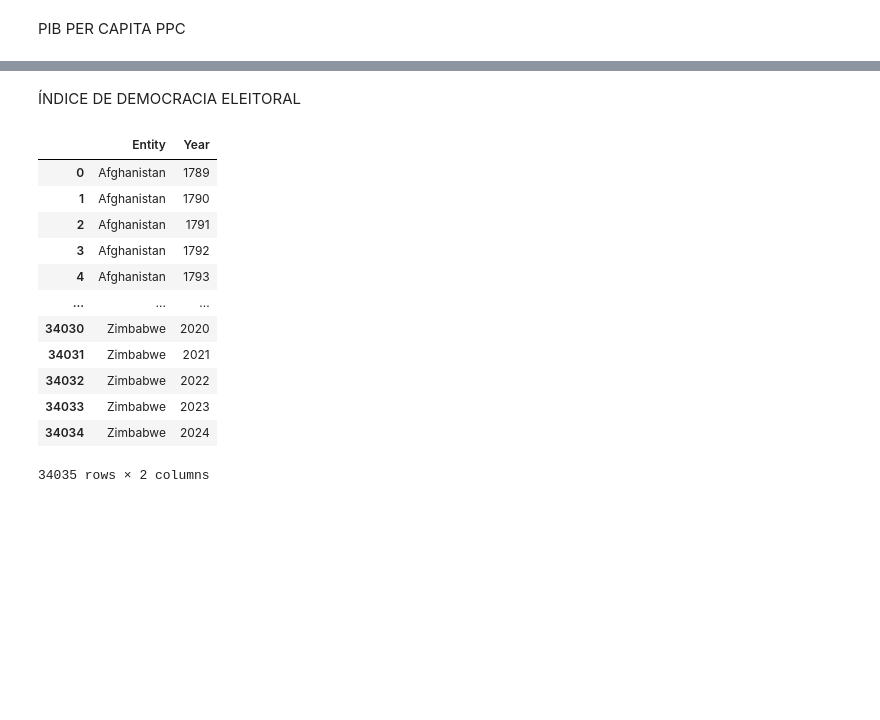
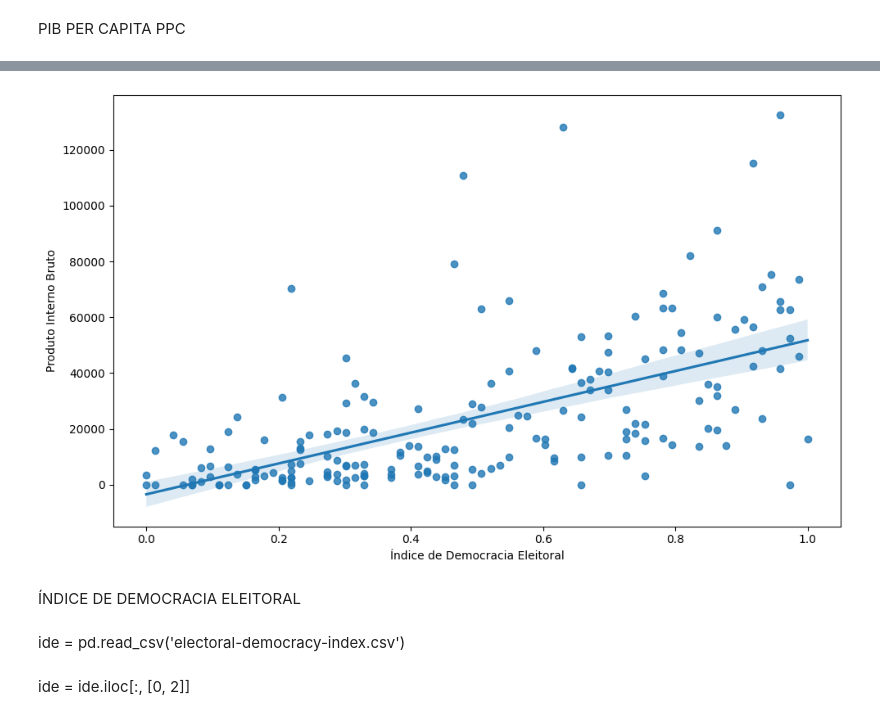
Before and after one commit to LazaroDamasceno/Dissertacao-Mestrado, a Jupyter notebook: eda/correlacao/correlacao_egdi_indicedemocracia.ipynb, the cells around one changed output, grey strips where cells are left out. Drawn from its saved outputs; the diff is of its cells as text; code cells hidden in the pictures; blank space fills up the shorter version.

```diff
--- a/eda/correlacao/correlacao_egdi_indicedemocracia.ipynb
+++ b/eda/correlacao/correlacao_egdi_indicedemocracia.ipynb
@@ -34,2 +69,17 @@ pib = pib.melt(
+# %%
+df_epart_ide = epart.copy()
+# %%
+df_epart_ide['Produto Interno Bruto'] = pib['PIB']
+# %%
+df_epart_ide = df_epart_ide.iloc[:, [1, 2]]
+# %%
+plt.figure(figsize=(10, 6))
+
+sns.regplot(data=df_epart_ide, x='Índice de Democracia Eleitoral', y='Produto Interno Bruto')
+
+plt.tight_layout()
+plt.show()
+# %% [output]
+[figure, added]
 # %% [markdown]
 ÍNDICE DE DEMOCRACIA ELEITORAL
@@ -38,17 +86,4 @@ ide = pd.read_csv('electoral-democracy-index.csv')
-# %%
-ide = ide.iloc[:, [0, 2]]
-ide
-# %% [output]
-|  | Entity | Year |
-| 0 | Afghanistan | 1789 |
-| 1 | Afghanistan | 1790 |
-| 2 | Afghanistan | 1791 |
-| 3 | Afghanistan | 1792 |
-| 4 | Afghanistan | 1793 |
-| ... | ... | ... |
-| 34030 | Zimbabwe | 2020 |
-| 34031 | Zimbabwe | 2021 |
-| 34032 | Zimbabwe | 2022 |
-| 34033 | Zimbabwe | 2023 |
-| 34034 | Zimbabwe | 2024 |
-34035 rows × 2 columns
+# %% [markdown]
+ide = pd.read_csv('electoral-democracy-index.csv')
+# %% [markdown]
+ide = ide.iloc[:, [0, 2]]
```
Also changed, not shown: parts of 20 cells of this notebook, 1 other file.
